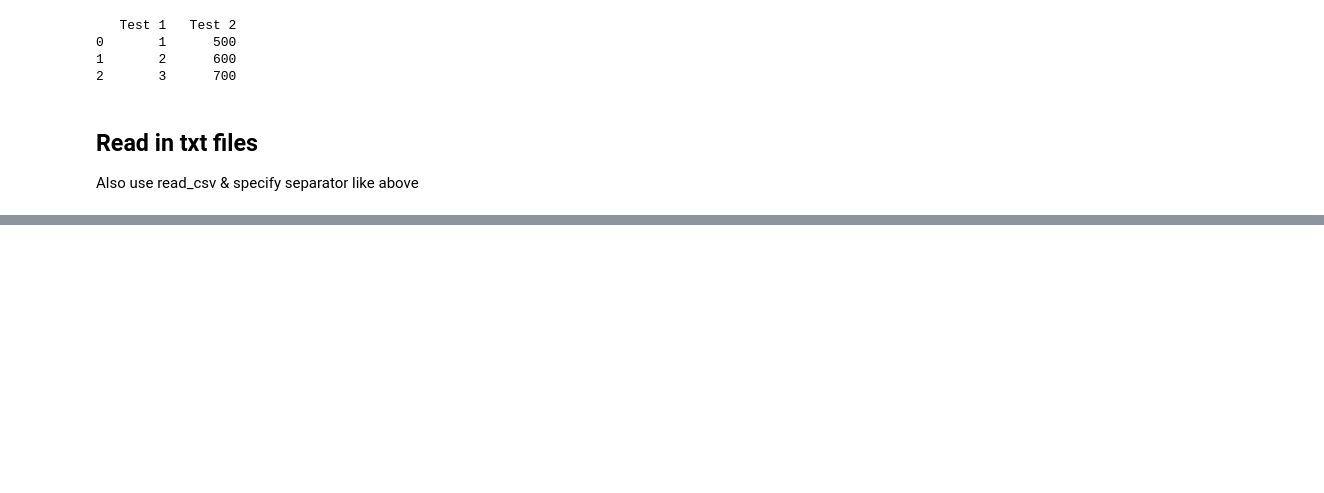
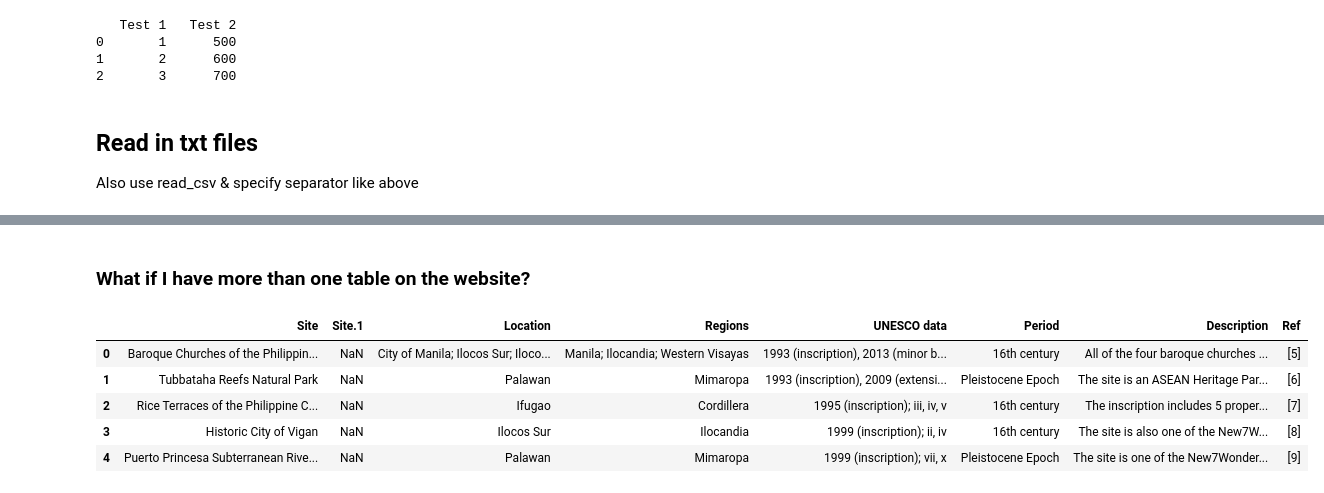
Before and after one commit to FranziHirsch/data-science-training, a Jupyter notebook: Pandas Basics.ipynb, the cells around one changed output, grey strips where cells are left out. Drawn from its saved outputs; the diff is of its cells as text; code cells hidden in the pictures; blank space fills up the shorter version.

```diff
--- a/Pandas Basics.ipynb
+++ b/Pandas Basics.ipynb
@@ -165,0 +271,18 @@ Also use read_csv & specify separator like above
+# %% [markdown]
+### What if I have more than one table on the website?
+# %%
+# This site contains 2 lists of Philippines world heritage sites
+
+whs=pd.read_html("https://en.wikipedia.org/wiki/List_of_World_Heritage_Sites_in_the_Philippines")
+
+# To get the first table:
+df5=whs[0]
+
+df5.head()
+# %% [output]
+|  | Site | Site.1 | Location | Regions | UNESCO data | Period | Description | Ref |
+| 0 | Baroque Churches of the Philippin... | NaN | City of Manila; Ilocos Sur; Iloco... | Manila; Ilocandia; Western Visayas | 1993 (inscription), 2013 (minor b... | 16th century | All of the four baroque churches ... | [5] |
+| 1 | Tubbataha Reefs Natural Park | NaN | Palawan | Mimaropa | 1993 (inscription), 2009 (extensi... | Pleistocene Epoch | The site is an ASEAN Heritage Par... | [6] |
+| 2 | Rice Terraces of the Philippine C... | NaN | Ifugao | Cordillera | 1995 (inscription); iii, iv, v | 16th century | The inscription includes 5 proper... | [7] |
+| 3 | Historic City of Vigan | NaN | Ilocos Sur | Ilocandia | 1999 (inscription); ii, iv | 16th century | The site is also one of the New7W... | [8] |
+| 4 | Puerto Princesa Subterranean Rive... | NaN | Palawan | Mimaropa | 1999 (inscription); vii, x | Pleistocene Epoch | The site is one of the New7Wonder... | [9] |
```
Also changed, not shown: parts of 11 cells of this notebook.
